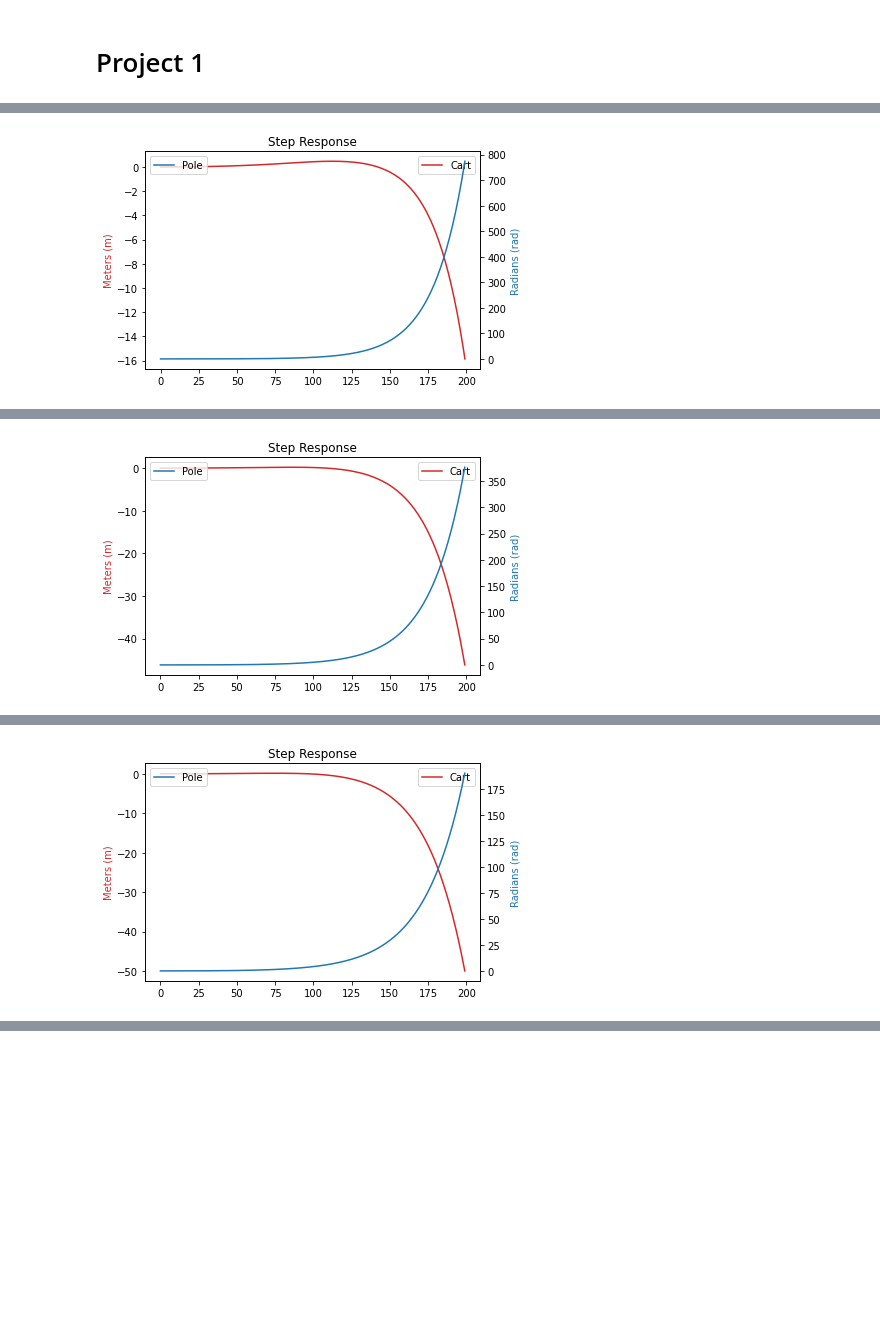
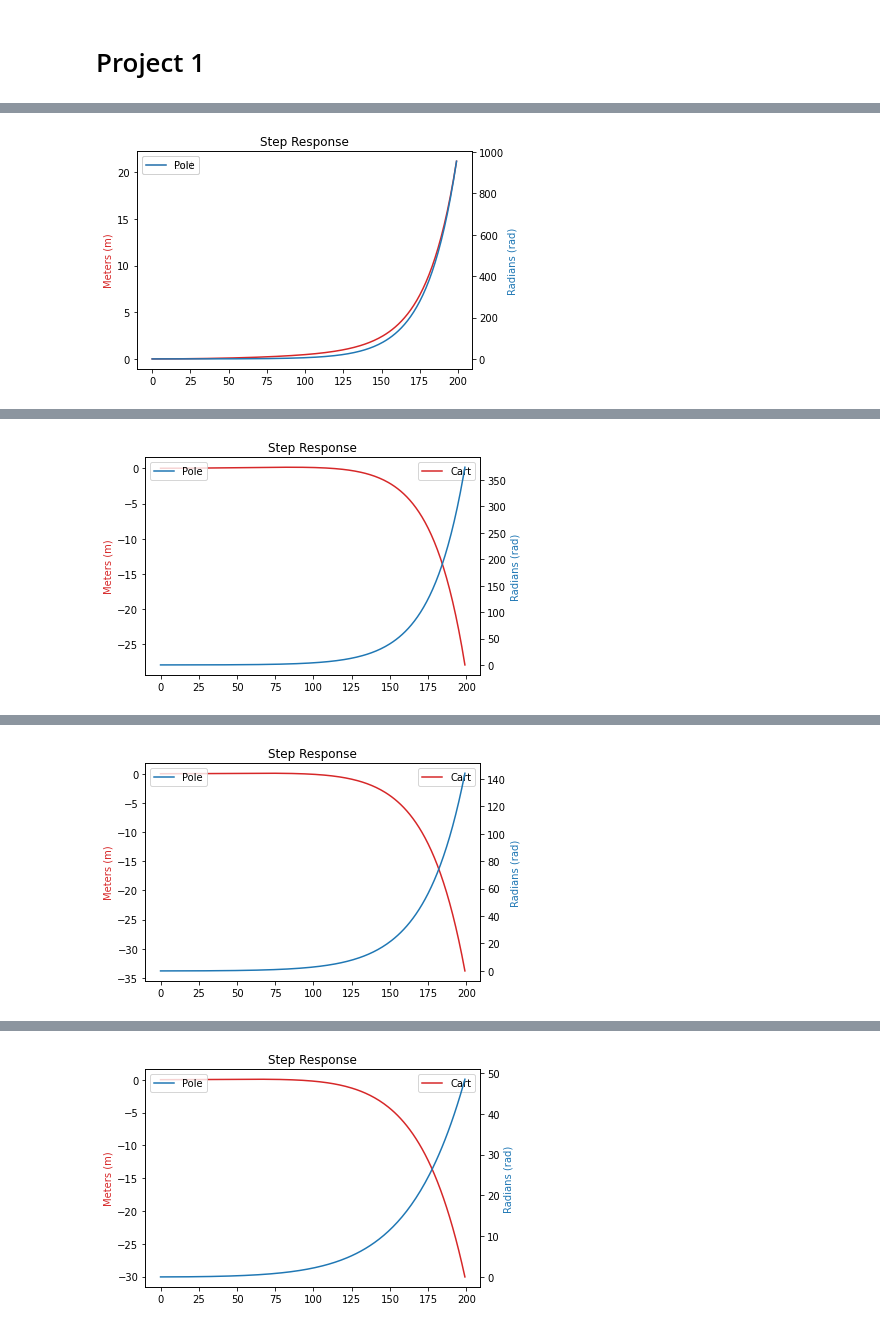
Before and after one commit to omiksave/Design-Optimization, a Jupyter notebook: Project/Project 1.ipynb, the cells around one changed output, grey strips where cells are left out. Drawn from its saved outputs; the diff is of its cells as text; code cells hidden in the pictures; blank space fills up the shorter version.

```diff
--- a/Project/Project 1.ipynb
+++ b/Project/Project 1.ipynb
@@ -68,6 +80,7 @@ class Controller(nn.Module):
         k = self.network(state)
         return k
 # %%
+# Define Simulator that calculates new states
 class Simulation(nn.Module):
 
     def __init__(self, controller, dynamics, T,ref):
@@ -78,16 +91,14 @@ class Simulation(nn.Module):
         self.T = T
         self.ref = ref
         self.action_trajectory = []
-        self.state_trajectory = []
 
     def forward(self, state):
-        self.action_trajectory = []
         self.state_trajectory = []
+        action = self.controller.forward(state)
         for _ in range(T):
-            action = self.controller.forward(state)
             state = self.dynamics.forward(state,action,ref)
-            self.action_trajectory.append(action)
             self.state_trajectory.append(state)
+        self.action_trajectory.append(action)
         return self.error(state,ref)
 
     @staticmethod
@@ -143,10 +154,10 @@ dim_input = 4
 dim_output = 4
 dim_hidden = 10
 ref = 0.4
-T = 200
+T = 500
 d = Dynamics()  # define dynamics
 c = Controller(dim_input, dim_hidden, dim_output)  # define controller
 s = Simulation(c,d, T,ref)  # define simulation
 o = Optimize(s)  # define optimizer
-error = o.train(10)
+error = o.train(100)
 # %% [output]
@@ -154 +165 @@ error = o.train(10)
-[figure, old version]
+[figure, new version]
@@ -159 +171 @@ error = o.train(10)
-[figure, old version]
+[figure, new version]
@@ -164 +177 @@ error = o.train(10)
-[figure, old version]
+[figure, new version]
@@ -165,0 +183 @@ error = o.train(10)
+[figure, added]
```
Also changed, not shown: parts of 16 cells of this notebook.
